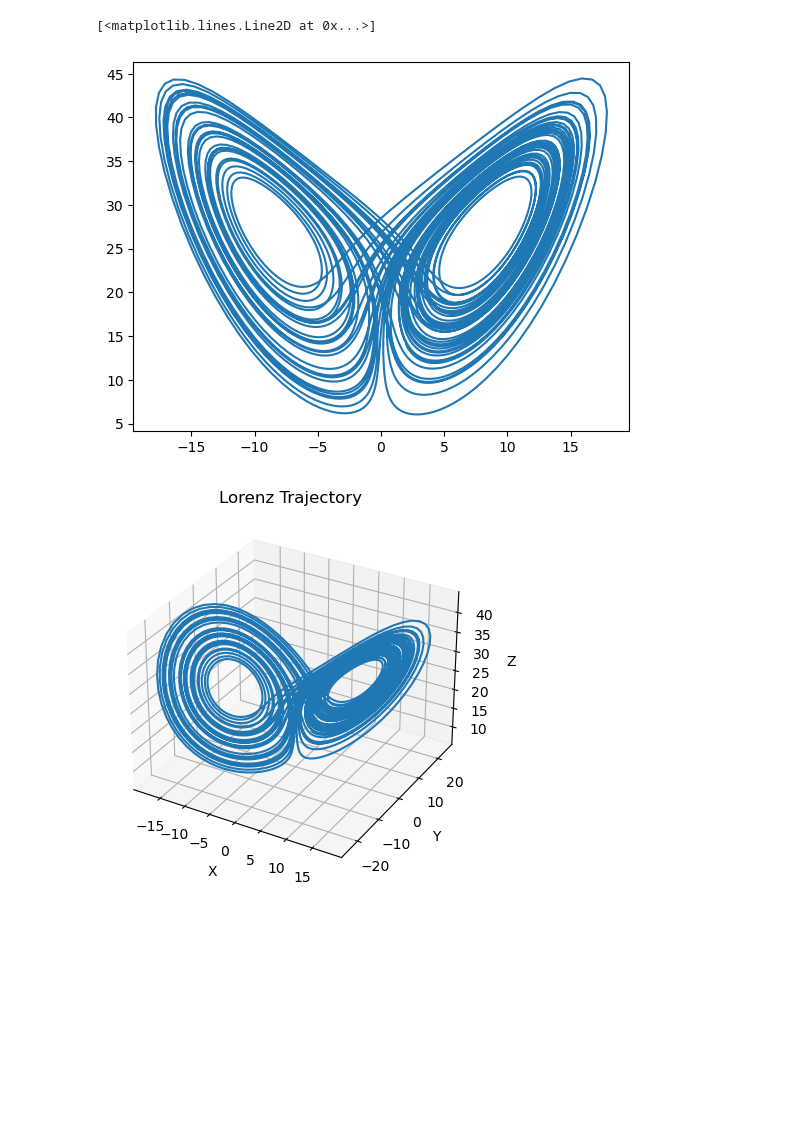
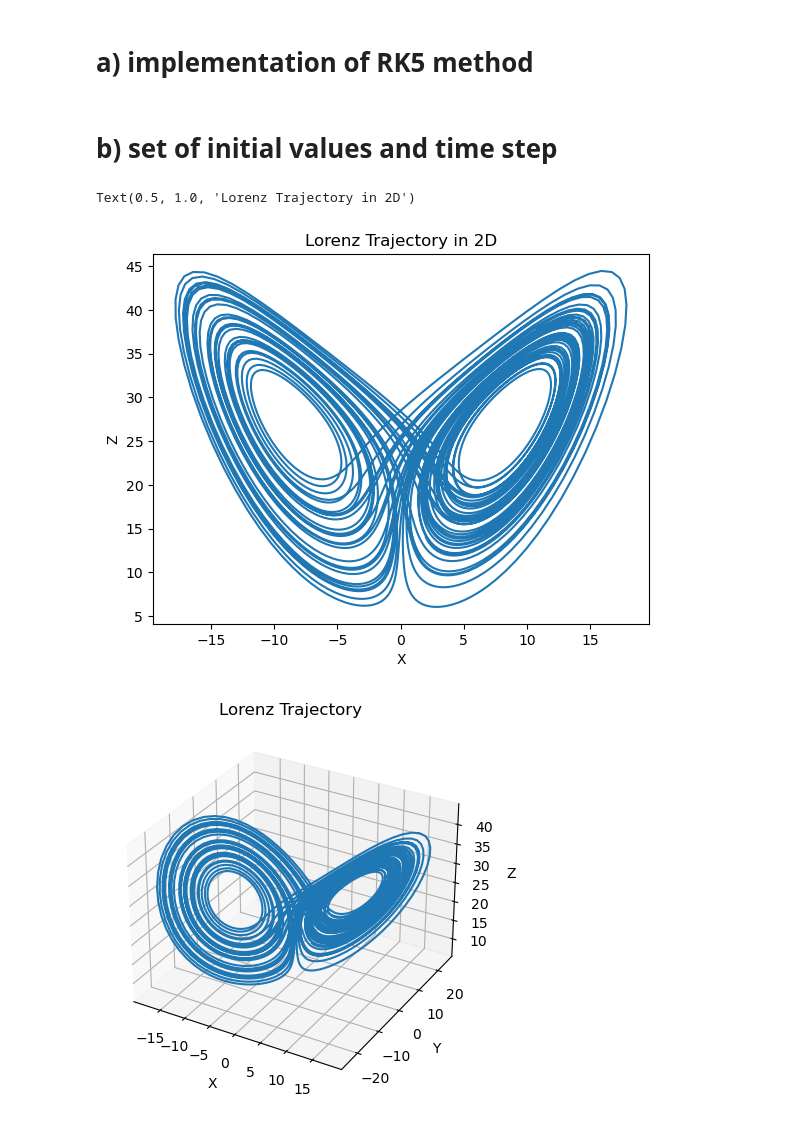
Before and after one commit to FSchierok/compPhys, a Jupyter notebook: Lorenz.ipynb, the cells around one changed output. Saved outputs shown, nothing was run; the diff lists cells and outputs as text; code cells hidden in the pictures; blank space fills up the shorter version.

```diff
--- a/Lorenz.ipynb
+++ b/Lorenz.ipynb
@@ -13,6 +13,8 @@ def Lorenz_derivatives(t,state):
     dYdt=-X*Z+r*X-Y
     dZdt=X*Y-b*Z
     return np.array([dXdt,dYdt,dZdt])
+# %% [markdown]
+# a) implementation of RK5 method
 # %%
 class RK45Integration:
     #Dormand-Prince parameters for embedded Runge-Kutta method. See Numerical Recipies
@@ -45,7 +47,7 @@ class RK45Integration:
         #parameters of step size control
         self.adaptiveSteps, self.alpha, self.safe, self.maxHincrease, self.maxHdecrease, self.lastRejected = True, 0.2, 0.95, 10., 0.2, True
         #computed trajectory
-        self.xSave, self.ySave = [x0], [y0]
+        self.xSave, self.ySave,self.yerr = [x0], [y0],[atol]
     #
     def dy(self, h):
         '''Performs one Runge-Kutte 5 integration with the given step size h. The incremented function values and the estimation of \
@@ -73,7 +75,7 @@ class RK45Integration:
             self.xSave.append(self.x)
             self.ySave.append(self.y)
             self.x=self.x+self.h
-            err = np.linalg.norm(yerr)
+            self.yerr.append(np.linalg.norm(yerr))
 #        if err<self.atol:
 #            print(" accuracy is meet")
 
@@ -99,7 +101,9 @@ class RK45Integration:
     #
     def getTrajectory(self):
         '''Convenience function to return trajectory as numpy arrays.'''
-        return np.array(self.xSave), np.stack(self.ySave, axis=1)
+        return np.array(self.xSave), np.stack(self.ySave, axis=1),np.array(self.yerr)
+# %% [markdown]
+# b) set of initial values and time step
 # %%
 initial_state=[2.0,3.0,14.0]
 t_start=0.0
@@ -110,13 +114,16 @@ rtol=1e-6
 # %%
 
 rk45_integrator = RK45Integration(derivatives=Lorenz_derivatives,y0=initial_state,x0=t_start,x1=t_end,h0=h,atol=atol,rtol=rtol)
 rk45_integrator.step()
-x_trajectory, y_trajectory = rk45_integrator.getTrajectory()
+x_trajectory, y_trajectory,yerr = rk45_integrator.getTrajectory()
 
 plt.plot(y_trajectory[0],y_trajectory[2])
+plt.xlabel('X')
+plt.ylabel('Z')
+plt.title('Lorenz Trajectory in 2D')
 # %% [output]
-[<matplotlib.lines.Line2D at 0x...>]
+Text(0.5, 1.0, 'Lorenz Trajectory in 2D')
-[figure, old version]
+[figure, new version]
 # %%
 fig = plt.figure()
 ax = fig.add_subplot(111, projection='3d')
```
Also changed, not shown: parts of 5 cells of this notebook.
